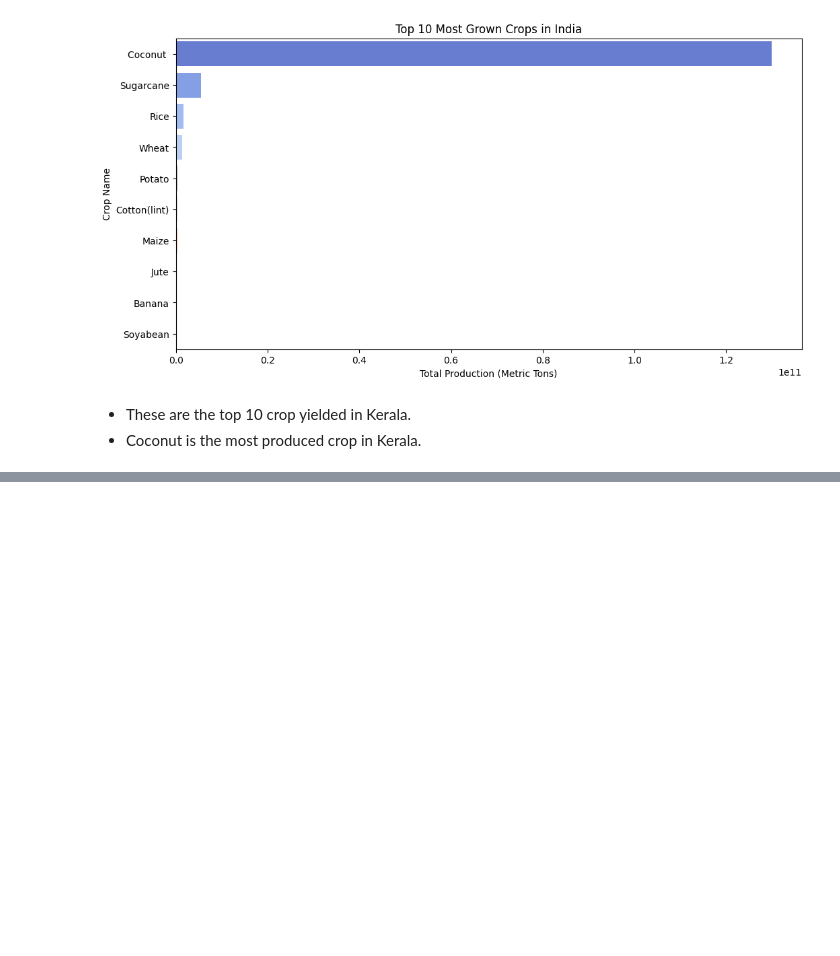
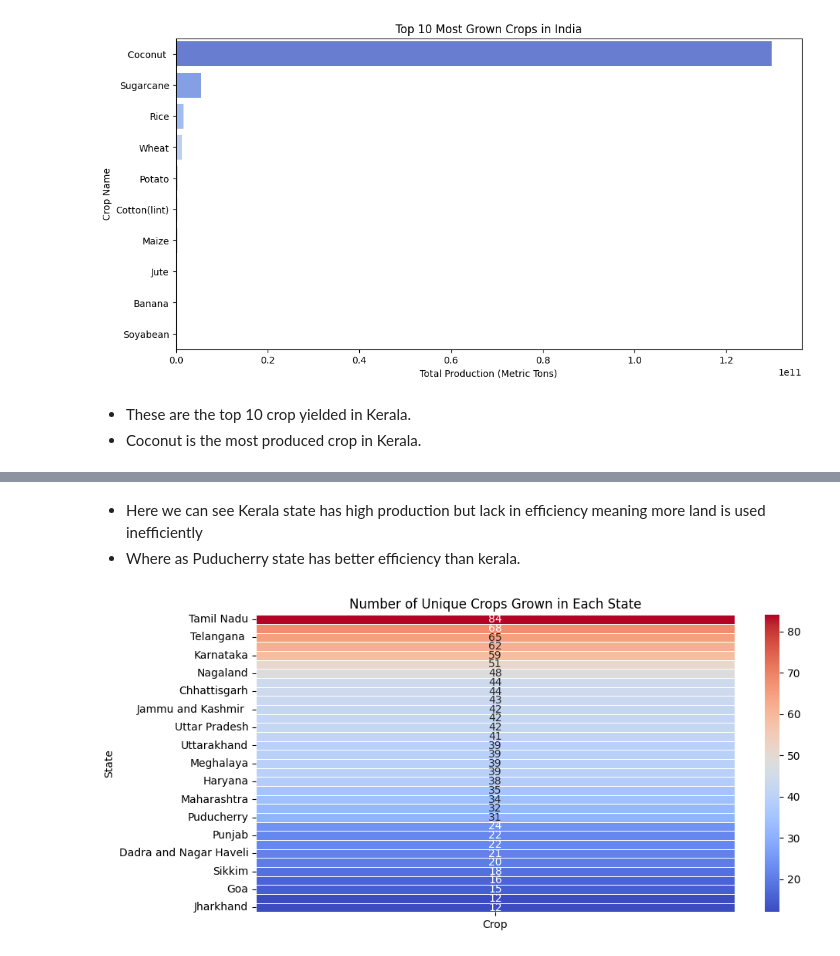
Before and after one commit to rizz045/Crop-Yield-Prediction-Using-ML, a Jupyter notebook: Crop_Yield_Prediction_In_India_Using_ML.ipynb, the cells around one changed output, grey strips where cells are left out. Saved outputs shown, nothing was run; the diff lists cells and outputs as text; code cells hidden in the pictures; blank space fills up the shorter version.

```diff
--- a/Crop_Yield_Prediction_In_India_Using_ML.ipynb
+++ b/Crop_Yield_Prediction_In_India_Using_ML.ipynb
@@ -193,0 +211,13 @@ plt.show()
+# %% [markdown]
+* Here we can see Kerala state has high production but lack in efficiency meaning more land is used inefficiently
+* Where as Puducherry state has better efficiency than kerala.
+# %%
+# Getting a jist of diverse crops grown in all the states
+state_crop_count = df.groupby("State_Name")["Crop"].nunique().reset_index().sort_values(by = 'Crop', ascending=False)
+plt.figure(figsize=(10, 5))
+sns.heatmap(state_crop_count.set_index("State_Name"), annot=True, cmap="coolwarm", linewidths=0.5)
+plt.title("Number of Unique Crops Grown in Each State")
+plt.ylabel("State")
+plt.show()
+# %% [output]
+[figure, added]
```
Also changed, not shown: parts of 14 cells of this notebook.
